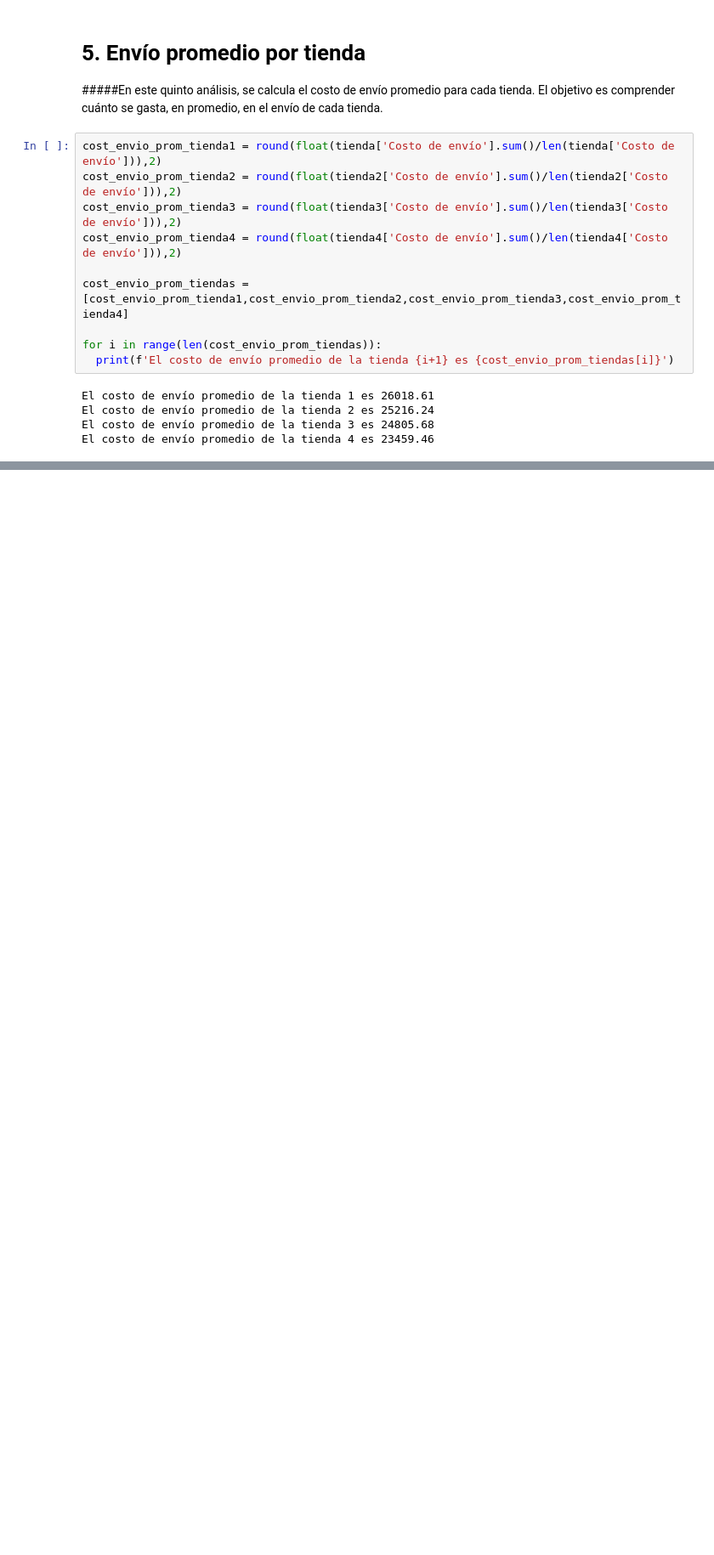
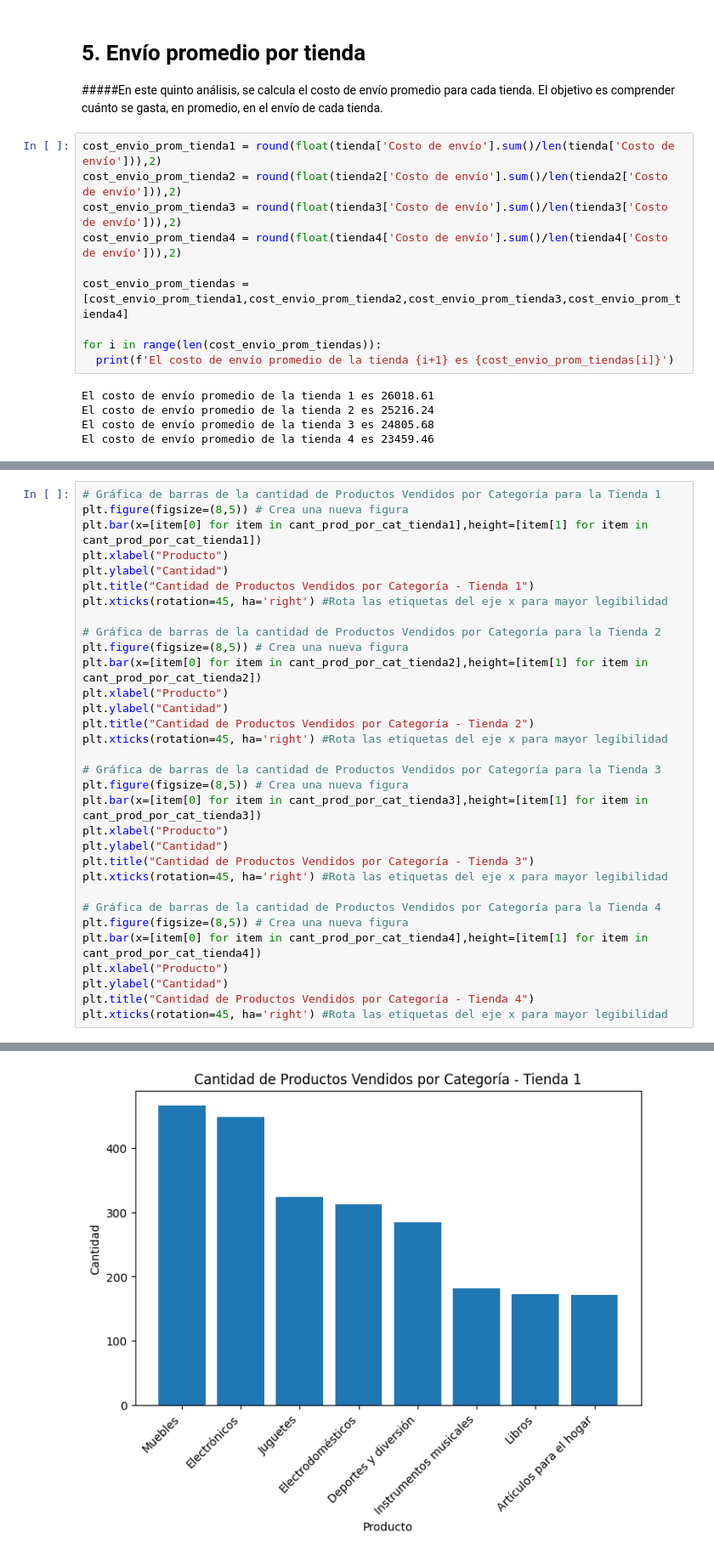
Before and after one commit to malu3010/Challenge-Alura-Store, a Jupyter notebook: AluraStoreLatam.ipynb, the cells around one changed output, grey strips where cells are left out. Shown at 85% size. Saved outputs shown, nothing was run; the diff lists cells and outputs as text; blank space fills up the shorter version.

```diff
--- a/AluraStoreLatam.ipynb
+++ b/AluraStoreLatam.ipynb
@@ -169,0 +186,33 @@ El costo de envío promedio de la tienda 4 es 23459.46
+# %%
+# Gráfica de barras de la cantidad de Productos Vendidos por Categoría para la Tienda 1
+plt.figure(figsize=(8,5)) # Crea una nueva figura
+plt.bar(x=[item[0] for item in cant_prod_por_cat_tienda1],height=[item[1] for item in cant_prod_por_cat_tienda1])
+plt.xlabel("Producto")
+plt.ylabel("Cantidad")
+plt.title("Cantidad de Productos Vendidos por Categoría - Tienda 1")
+plt.xticks(rotation=45, ha='right') #Rota las etiquetas del eje x para mayor legibilidad
+
+# Gráfica de barras de la cantidad de Productos Vendidos por Categoría para la Tienda 2
+plt.figure(figsize=(8,5)) # Crea una nueva figura
+plt.bar(x=[item[0] for item in cant_prod_por_cat_tienda2],height=[item[1] for item in cant_prod_por_cat_tienda2])
+plt.xlabel("Producto")
+plt.ylabel("Cantidad")
+plt.title("Cantidad de Productos Vendidos por Categoría - Tienda 2")
+plt.xticks(rotation=45, ha='right') #Rota las etiquetas del eje x para mayor legibilidad
+
+# Gráfica de barras de la cantidad de Productos Vendidos por Categoría para la Tienda 3
+plt.figure(figsize=(8,5)) # Crea una nueva figura
+plt.bar(x=[item[0] for item in cant_prod_por_cat_tienda3],height=[item[1] for item in cant_prod_por_cat_tienda3])
+plt.xlabel("Producto")
+plt.ylabel("Cantidad")
+plt.title("Cantidad de Productos Vendidos por Categoría - Tienda 3")
+plt.xticks(rotation=45, ha='right') #Rota las etiquetas del eje x para mayor legibilidad
+
+# Gráfica de barras de la cantidad de Productos Vendidos por Categoría para la Tienda 4
+plt.figure(figsize=(8,5)) # Crea una nueva figura
+plt.bar(x=[item[0] for item in cant_prod_por_cat_tienda4],height=[item[1] for item in cant_prod_por_cat_tienda4])
+plt.xlabel("Producto")
+plt.ylabel("Cantidad")
+plt.title("Cantidad de Productos Vendidos por Categoría - Tienda 4")
+plt.xticks(rotation=45, ha='right') #Rota las etiquetas del eje x para mayor legibilidad
+# %% [output]
@@ -169,0 +228 @@ El costo de envío promedio de la tienda 4 es 23459.46
+[figure, added]
```
Also changed, not shown: parts of 7 cells of this notebook.
